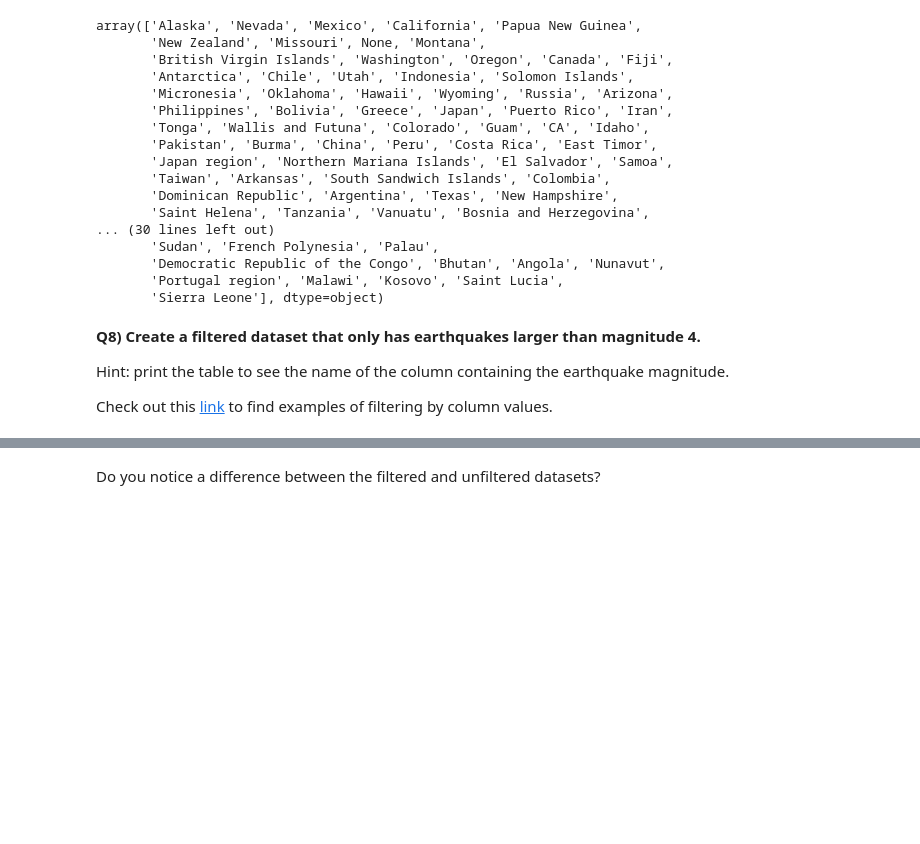
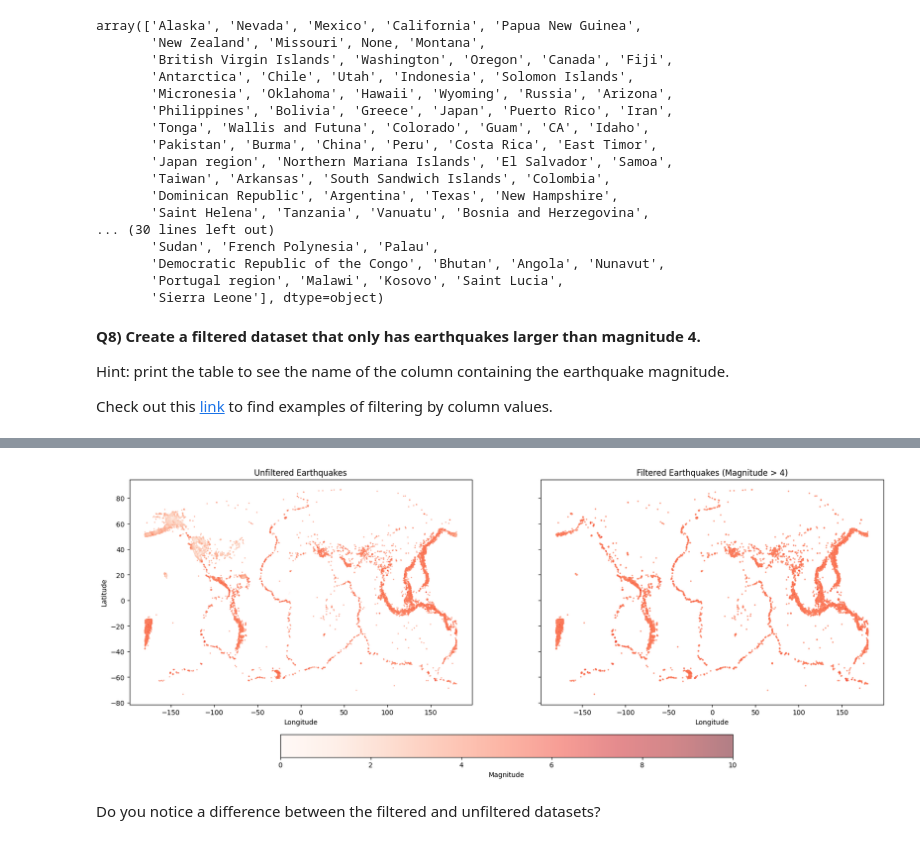
Before and after one commit to emmagiometti/A2026_Intro_Python, a Jupyter notebook: 1_5_env_exercise_pandas.ipynb, the cells around one changed output, grey strips where cells are left out. Cells and saved outputs as stored; diff of their text form; code cells hidden in the pictures; blank space fills up the shorter version.

```diff
--- a/1_5_env_exercise_pandas.ipynb
+++ b/1_5_env_exercise_pandas.ipynb
@@ -323,2 +356,42 @@ colour stands for the same magnitude in both panels.
+# %%
+# Setup the figure and 1x2 subplots with shared axes
+fig, ax = plt.subplots(1, 2, figsize=(20, 8), sharex=True, sharey=True)
+
+# Left panel: Unfiltered dataset
+scat1 = ax[0].scatter(
+    df['longitude'],
+    df['latitude'],
+    c=df['mag'],
+    cmap='Reds',
+    vmin=0,
+    vmax=10,
+    s=1,
+    alpha=0.5
+)
+ax[0].set_title('Unfiltered Earthquakes')
+ax[0].set_xlabel('Longitude')
+ax[0].set_ylabel('Latitude')
+
+# Right panel: Filtered dataset (mag > 4)
+scat2 = ax[1].scatter(
+    df_filtered['longitude'],
+    df_filtered['latitude'],
+    c=df_filtered['mag'],
+    cmap='Reds',
+    vmin=0,
+    vmax=10,
+    s=2,
+    alpha=0.6
+)
+ax[1].set_title('Filtered Earthquakes (Magnitude > 4)')
+ax[1].set_xlabel('Longitude')
+
+# Add a shared horizontal colorbar at the bottom
+cbar = fig.colorbar(scat1, ax=ax, orientation='horizontal', pad=0.1, shrink=0.6)
+cbar.set_label('Magnitude')
+
+plt.show()
+# %% [output]
+[figure, added]
 # %% [markdown]
 Do you notice a difference between the filtered and unfiltered datasets?
```
Also changed, not shown: parts of 5 cells of this notebook.
